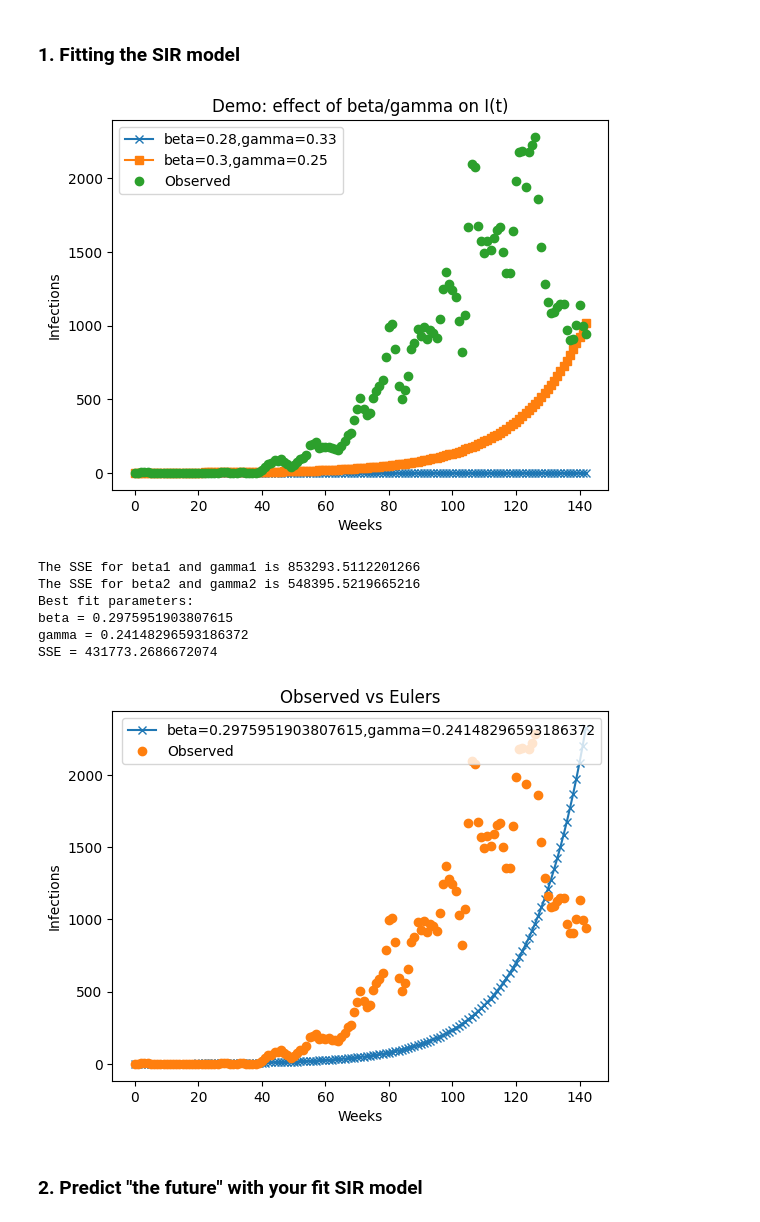
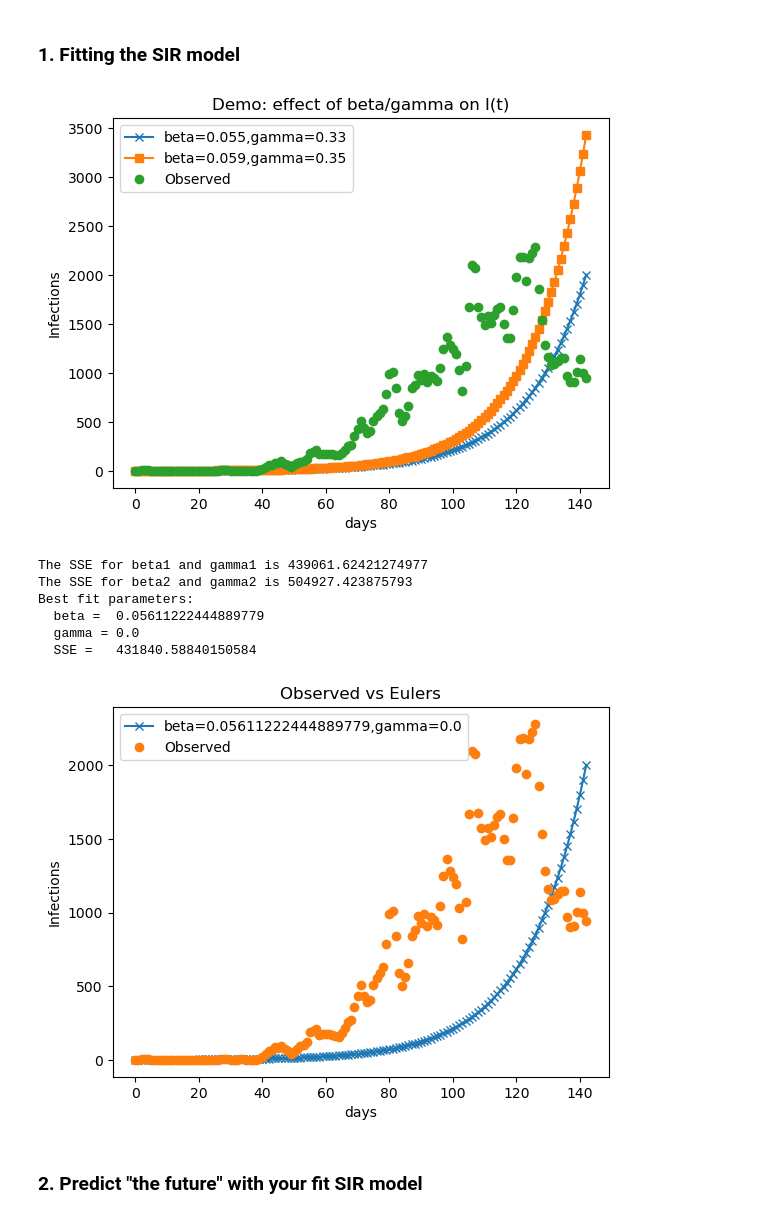
Before and after one commit to hjr9xh/BME2315, a Jupyter notebook: Mpox Project/module 4.ipynb, the cells around one changed output. Cells and saved outputs as stored; diff of their text form; code cells hidden in the pictures.

```diff
--- a/Mpox Project/module 4.ipynb
+++ b/Mpox Project/module 4.ipynb
@@ -37,7 +37,7 @@ Source of the data: https://worldhealthorg.shinyapps.io/mpx_global/_w_916c8baf/_
 # %%
 ## LOAD YOUR DATASET HERE.
 import os
-os.chdir("C:/Users/hjr9xh/PycharmProjects/module4/")
+os.chdir("/Users/meredithlineweaver/Desktop/Computational BME/Module 4/")
 import pandas as pd
 from main_functions import convert_cumulative_to_SIR
 import matplotlib.pyplot as plt
@@ -45,7 +45,7 @@ import matplotlib.dates as mdates
 
 
 # 1. Read in the csv file of cumulative cases.
-df = pd.read_csv("C:/Users/hjr9xh/PycharmProjects/module4/mpox_dem_rep_of_congo_data_2023_2025_new_cases.csv")
+df = pd.read_csv("/Users/meredithlineweaver/Desktop/Computational BME/Module 4/mpox_dem_rep_of_congo_data_2023_2025_new_cases.csv")
 print(df)
 df['date'] = pd.to_datetime(df['date'])
 
@@ -103,22 +103,22 @@ We modeled the infected population over time using the SIR model for the number
 # %%
 import numpy as np
 import os
-os.chdir("C:/Users/hjr9xh/PycharmProjects/module4/")
+os.chdir("/Users/meredithlineweaver/Desktop/Computational BME/Module 4/")
 from main_functions import euler_sir
 
 #Get S(t), l(t), and R(t) using Euler's method
 I_obs = df_sir['I_est'].values.astype(float) #Sets up I_obs array from data directly
-t_obs = np.arange(len(I_obs)) # time array in days
+t_obs = np.linspace(0, len(I_obs)-1, len(I_obs)) # time array in days
 
 I0_obs = df_sir.iloc[0]['I_est']
 R0_obs = 0.0
 S0_obs = population - I0_obs - R0_obs
 
 #Plug in guesses for gamma and beta
-beta1 = 0.28 #random guess for beta
+beta1 = 0.055 #random guess for beta
 gamma1 = 0.33 #random guess for gamma
-beta2 = 0.30 #alternative guesses
-gamma2 = 0.25 #alternative guesses
+beta2 = 0.059 #alternative guesses
+gamma2 = 0.35 #alternative guesses
 S1,I1,R1 = euler_sir(beta1, gamma1,S0_obs, I0_obs, R0_obs, t_obs, population)
 S2,I2,R2 = euler_sir(beta2, gamma2, S0_obs, I0_obs, R0_obs, t_obs, population)
 
@@ -128,7 +128,7 @@ plt.plot(t_obs, I2, label=f'beta={beta2},gamma={gamma2}', marker='s')
 plt.plot(t_obs, I_obs, 'o', label='Observed')
 
 plt.legend()
-plt.xlabel('Weeks')
+plt.xlabel('days')
 plt.ylabel('Infections')
 plt.title('Demo: effect of beta/gamma on I(t)')
 plt.show()
@@ -138,56 +138,55 @@ print("The SSE for beta1 and gamma1 is",np.mean((I1 - I_obs)**2))
 
 print("The SSE for beta2 and gamma2 is",np.mean((I2 - I_obs)**2))
 
-# Use an optimization routine to minimize SSE and find the best-fitting parameters
-beta_values = np.linspace(0, 0.30, 500)
-gamma_values = np.linspace(0, 0.25, 500)
+# Use an optimization routine to minimize SSE and find the best-fitting parameters. Can you systematically select gamma and beta to minimize sse?
+beta_values = np.linspace(0, 1, 500)
+gamma_values = np.linspace(0, 1, 500)
 
 best_sse = np.inf
 best_beta = None
 best_gamma = None
 
 # Nested loop: try all (beta, gamma) pairs
 for beta in beta_values:
     for gamma in gamma_values:
 
         # Run SIR model
         S_test, I_test, R_test = euler_sir(beta, gamma, S0_obs, I0_obs, R0_obs, t_obs, population)
 
         # Compute SSE
         sse = np.mean((I_test - I_obs)**2)
 
         # Check if it's the best so far
         if sse < best_sse:
             best_sse = sse
             best_beta = beta
             best_gamma = gamma
 
 # Print results
 print("Best fit parameters:")
-print(f"beta = {best_beta}")
-print(f"gamma = {best_gamma}")
-print(f"SSE = {best_sse}")
+print(f"  beta =  {best_beta}")
+print(f"  gamma = {best_gamma}")
+print(f"  SSE =   {best_sse}")
 
 
-S, I, R = euler_sir(best_beta, best_gamma, S0_obs, I0_obs, R0_obs, t_obs, population)
-
-plt.plot(t_obs, I, label=f'beta={best_beta},gamma={best_gamma}', marker='x')
+S,I,R = euler_sir(best_beta, best_gamma,S0_obs, I0_obs, R0_obs, t_obs, population)
+plt.plot(t_obs, I1, label=f'beta={best_beta},gamma={best_gamma}', marker='x')
 plt.plot(t_obs, I_obs, 'o', label='Observed')
 
 plt.legend()
-plt.xlabel('Weeks')
+plt.xlabel('days')
 plt.ylabel('Infections')
 plt.title('Observed vs Eulers')
 plt.show()
 # %% [output]
-[figure, old version]
+[figure, new version]
-The SSE for beta1 and gamma1 is 853293.5112201266
-The SSE for beta2 and gamma2 is 548395.5219665216
+The SSE for beta1 and gamma1 is 439061.62421274977
+The SSE for beta2 and gamma2 is 504927.423875793
 Best fit parameters:
-beta = 0.2975951903807615
-gamma = 0.24148296593186372
-SSE = 431773.2686672074
+  beta =  0.05611222444889779
+  gamma = 0.0
+  SSE =   431840.58840150584
-[figure, old version]
+[figure, new version]
 # %% [markdown]
 ### 2. Predict "the future" with your fit SIR model
 # %%
```
Also changed, not shown: parts of 15 cells of this notebook, 1 other file.
